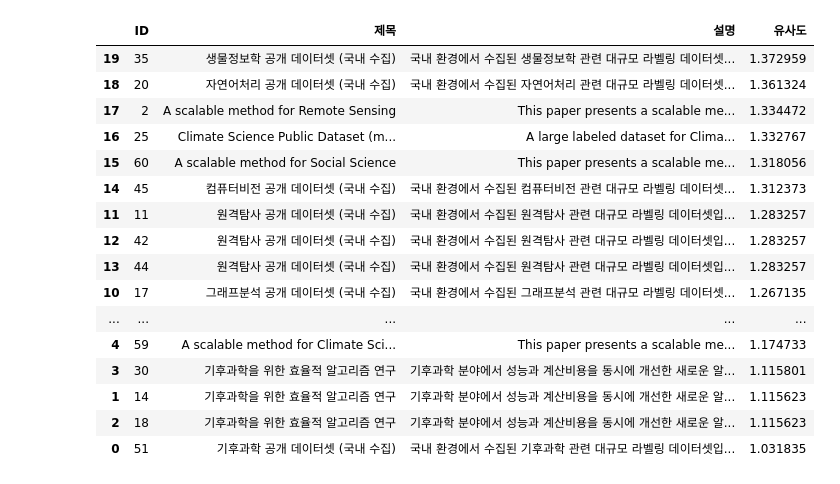
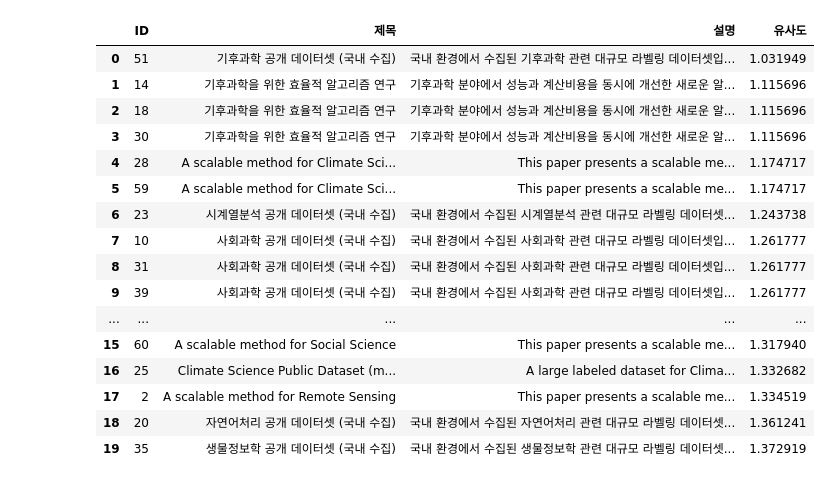
Before and after one commit to semistone97/kisti_recommender, a Jupyter notebook: notebooks/model.ipynb, the cells around one changed output. Cells and saved outputs as stored; diff of their text form; code cells hidden in the pictures.

```diff
--- a/notebooks/model.ipynb
+++ b/notebooks/model.ipynb
@@ -114,9 +114,15 @@ display(res['relevant_data'])
 | 50 | 51 | 데이터셋 | 기후과학 공개 데이터셋 (국내 수집) | 국내 환경에서 수집된 기후과학 관련 대규모 라벨링 데이터셋입... | 2021-01-13 | 국내 | 한국어 | 기후과학, 데이터셋, 라벨링, 전처리 |
 | 58 | 59 | 논문 | A scalable method for Climate Sci... | This paper presents a scalable me... | 2025-09-19 | 해외 | English | Climate Science, algorithm, bench... |
 # %%
-from langchain_openai import OpenAIEmbeddings
+from langchain.embeddings import OpenAIEmbeddings
 from langchain_community.vectorstores import FAISS
 from langchain.schema import Document
+import pandas as pd
+
+
+subject = '기후 데이터 기반의 도시 열섬 현상 분석'
+description = '위성 원격탐사 데이터와 국내 기상 관측소 데이터를 결합하여 도시 열섬 현상의 시공간적 패턴을 분석하고, 인공지능 기반 예측 모델을 통해 기후 변화 대응 전략을 모색하는 연구'
+processed_df = pd.read_csv('./generated_input_data.csv', encoding='UTF-8', low_memory=False)
 
 # 1. 텍스트 결합
 vector_df = processed_df[['ID', '제목', '설명', '키워드']]
@@ -127,48 +133,49 @@ texts = (vector_df['제목'] + " " +
 
 # 2. 임베딩 객체 생성
 embeddings = OpenAIEmbeddings(model="text-embedding-3-small")
 
-# 3. Document 객체로 변환 (FAISS용)
+# 3. Document 객체로 변환
 docs = [Document(page_content=text, metadata={"id": row.ID})
         for text, row in zip(texts, vector_df.itertuples())]
 
 # 4. FAISS 벡터스토어 생성
 vectorstore = FAISS.from_documents(docs, embeddings)
+
 
 # 5. 쿼리 임베딩 생성
 query = subject + " " + description
 query_embedding = embeddings.embed_query(query)
 
 # 6. 유사 문서 검색
 results_with_score = vectorstore.similarity_search_with_score_by_vector(query_embedding, k=20)
 
 # 7. 결과 출력
 df_results = pd.DataFrame([
     {
         "ID": r.metadata.get("id"),
         "제목": vector_df.loc[vector_df['ID'] == r.metadata.get("id"), "제목"].values[0],
         "설명": vector_df.loc[vector_df['ID'] == r.metadata.get("id"), "설명"].values[0],
         "유사도": score,
     }
     for r, score in results_with_score
-]).sort_values(by="유사도", ascending=False)
+]).sort_values(by="유사도", ascending=True)
 
 display(df_results)
 # %% [output]
 |  | ID | 제목 | 설명 | 유사도 |
-| 19 | 35 | 생물정보학 공개 데이터셋 (국내 수집) | 국내 환경에서 수집된 생물정보학 관련 대규모 라벨링 데이터셋... | 1.372959 |
-| 18 | 20 | 자연어처리 공개 데이터셋 (국내 수집) | 국내 환경에서 수집된 자연어처리 관련 대규모 라벨링 데이터셋... | 1.361324 |
-| 17 | 2 | A scalable method for Remote Sensing | This paper presents a scalable me... | 1.334472 |
-| 16 | 25 | Climate Science Public Dataset (m... | A large labeled dataset for Clima... | 1.332767 |
-| 15 | 60 | A scalable method for Social Science | This paper presents a scalable me... | 1.318056 |
-| 14 | 45 | 컴퓨터비전 공개 데이터셋 (국내 수집) | 국내 환경에서 수집된 컴퓨터비전 관련 대규모 라벨링 데이터셋... | 1.312373 |
-| 11 | 11 | 원격탐사 공개 데이터셋 (국내 수집) | 국내 환경에서 수집된 원격탐사 관련 대규모 라벨링 데이터셋입... | 1.283257 |
-| 12 | 42 | 원격탐사 공개 데이터셋 (국내 수집) | 국내 환경에서 수집된 원격탐사 관련 대규모 라벨링 데이터셋입... | 1.283257 |
-| 13 | 44 | 원격탐사 공개 데이터셋 (국내 수집) | 국내 환경에서 수집된 원격탐사 관련 대규모 라벨링 데이터셋입... | 1.283257 |
-| 10 | 17 | 그래프분석 공개 데이터셋 (국내 수집) | 국내 환경에서 수집된 그래프분석 관련 대규모 라벨링 데이터셋... | 1.267135 |
+| 0 | 51 | 기후과학 공개 데이터셋 (국내 수집) | 국내 환경에서 수집된 기후과학 관련 대규모 라벨링 데이터셋입... | 1.031949 |
+| 1 | 14 | 기후과학을 위한 효율적 알고리즘 연구 | 기후과학 분야에서 성능과 계산비용을 동시에 개선한 새로운 알... | 1.115696 |
+| 2 | 18 | 기후과학을 위한 효율적 알고리즘 연구 | 기후과학 분야에서 성능과 계산비용을 동시에 개선한 새로운 알... | 1.115696 |
+| 3 | 30 | 기후과학을 위한 효율적 알고리즘 연구 | 기후과학 분야에서 성능과 계산비용을 동시에 개선한 새로운 알... | 1.115696 |
+| 4 | 28 | A scalable method for Climate Sci... | This paper presents a scalable me... | 1.174717 |
+| 5 | 59 | A scalable method for Climate Sci... | This paper presents a scalable me... | 1.174717 |
+| 6 | 23 | 시계열분석 공개 데이터셋 (국내 수집) | 국내 환경에서 수집된 시계열분석 관련 대규모 라벨링 데이터셋... | 1.243738 |
+| 7 | 10 | 사회과학 공개 데이터셋 (국내 수집) | 국내 환경에서 수집된 사회과학 관련 대규모 라벨링 데이터셋입... | 1.261777 |
+| 8 | 31 | 사회과학 공개 데이터셋 (국내 수집) | 국내 환경에서 수집된 사회과학 관련 대규모 라벨링 데이터셋입... | 1.261777 |
+| 9 | 39 | 사회과학 공개 데이터셋 (국내 수집) | 국내 환경에서 수집된 사회과학 관련 대규모 라벨링 데이터셋입... | 1.261777 |
 | ... | ... | ... | ... | ... |
-| 4 | 59 | A scalable method for Climate Sci... | This paper presents a scalable me... | 1.174733 |
-| 3 | 30 | 기후과학을 위한 효율적 알고리즘 연구 | 기후과학 분야에서 성능과 계산비용을 동시에 개선한 새로운 알... | 1.115801 |
-| 1 | 14 | 기후과학을 위한 효율적 알고리즘 연구 | 기후과학 분야에서 성능과 계산비용을 동시에 개선한 새로운 알... | 1.115623 |
-| 2 | 18 | 기후과학을 위한 효율적 알고리즘 연구 | 기후과학 분야에서 성능과 계산비용을 동시에 개선한 새로운 알... | 1.115623 |
-| 0 | 51 | 기후과학 공개 데이터셋 (국내 수집) | 국내 환경에서 수집된 기후과학 관련 대규모 라벨링 데이터셋입... | 1.031835 |
+| 15 | 60 | A scalable method for Social Science | This paper presents a scalable me... | 1.317940 |
+| 16 | 25 | Climate Science Public Dataset (m... | A large labeled dataset for Clima... | 1.332682 |
+| 17 | 2 | A scalable method for Remote Sensing | This paper presents a scalable me... | 1.334519 |
+| 18 | 20 | 자연어처리 공개 데이터셋 (국내 수집) | 국내 환경에서 수집된 자연어처리 관련 대규모 라벨링 데이터셋... | 1.361241 |
+| 19 | 35 | 생물정보학 공개 데이터셋 (국내 수집) | 국내 환경에서 수집된 생물정보학 관련 대규모 라벨링 데이터셋... | 1.372919 |
```
Also changed, not shown: parts of 1 cell of this notebook, 1 other file.
